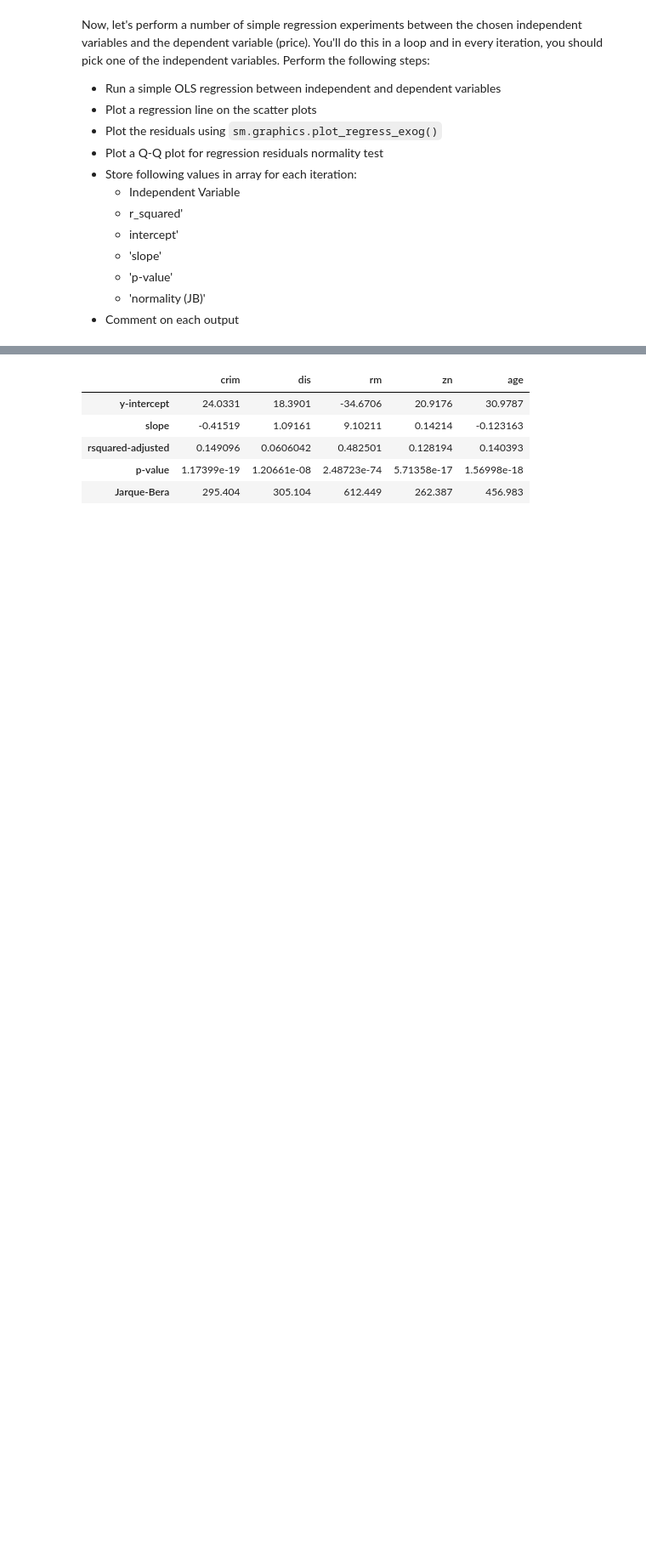
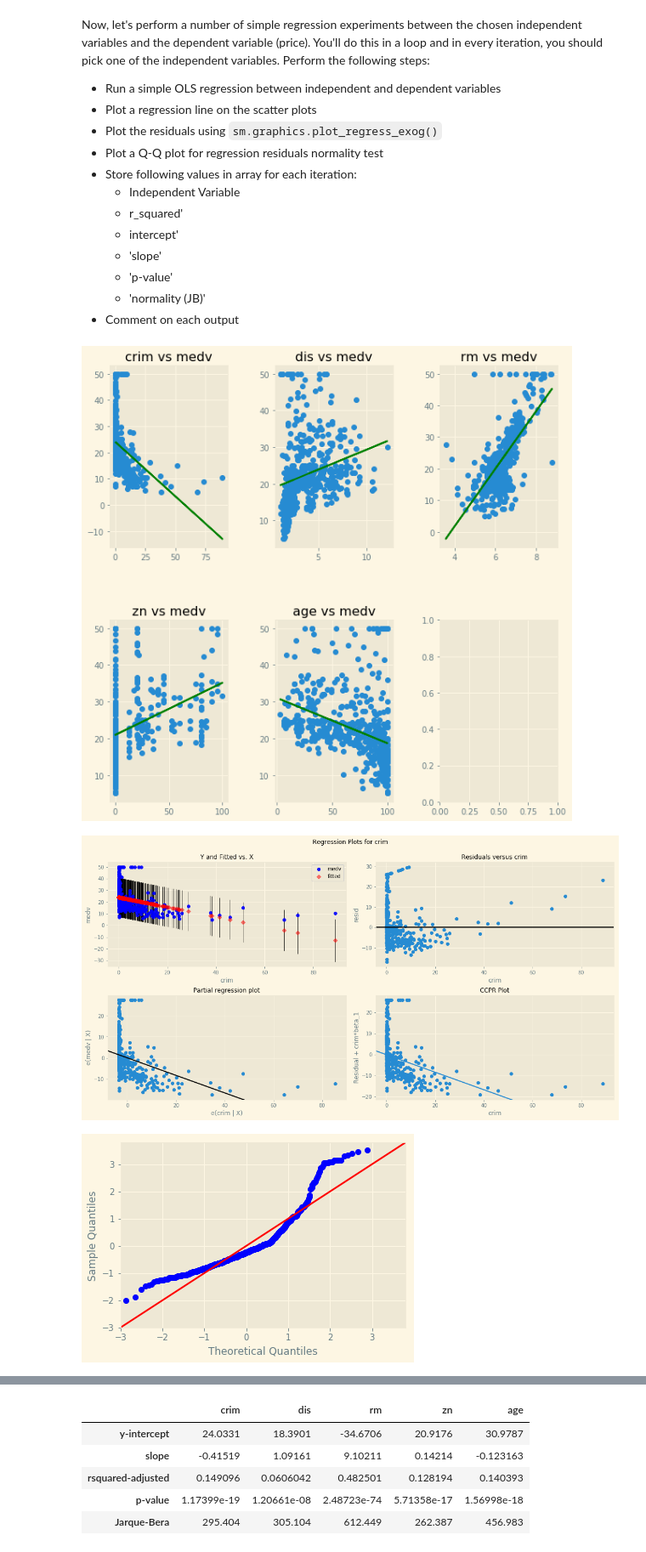
Before and after one commit to eannefawcett/dsc-regression-boston-lab-online-ds-pt-081219, a Jupyter notebook: index.ipynb, the cells around one changed output, grey strips where cells are left out. Shown at 85% size. Drawn from its saved outputs; the diff is of its cells as text; code cells hidden in the pictures; blank space fills up the shorter version.

Commit message:
regression lines residuals and q-q plots

```diff
--- a/index.ipynb
+++ b/index.ipynb
@@ -217,30 +217,97 @@ rm_normality = sms.jarque_bera(rm_model.resid)
 # list(zip(name, rm_normality))
 rm_normality_JB = rm_normality[0]
 
 zn_variable = 'zn'
 zn_params = zn_model.params
 zn_c = zn_params[0]
 zn_m = zn_params[1]
 zn_rsquared_adj = zn_model.rsquared_adj
 zn_pvalue = zn_model.pvalues
 zn_pvalue_m = zn_pvalue[1]
 zn_normality = sms.jarque_bera(zn_model.resid)
 # list(zip(name, zn_normality))
 zn_normality_JB = zn_normality[0]
 
 age_variable = 'age'
 age_params = age_model.params
 age_c = age_params[0]
 age_m = age_params[1]
 age_rsquared_adj = age_model.rsquared_adj
 age_pvalue = age_model.pvalues
 age_pvalue_m = age_pvalue[1]
 age_normality = sms.jarque_bera(age_model.resid)
 # list(zip(name, age_normality))
 age_normality_JB = age_normality[0]
 
+# test results
 results = [[crim_variable, crim_c, crim_m, crim_rsquared_adj, crim_pvalue_m, crim_normality_JB],
            [dis_variable, dis_c, dis_m, dis_rsquared_adj, dis_pvalue_m, dis_normality_JB],
            [rm_variable, rm_c, rm_m, rm_rsquared_adj, rm_pvalue_m, rm_normality_JB],
            [zn_variable, zn_c, zn_m, zn_rsquared_adj, zn_pvalue_m, zn_normality_JB],
            [age_variable, age_c, age_m, age_rsquared_adj, age_pvalue_m, age_normality_JB]]
+
+# predicted y values for regression line
+def predicted_y (xs, ys): #predicted y values based on real x values using predicted slope and predicted y-intercept
+    import numpy as np
+    m = (((np.mean(xs) * np.mean(ys)) - np.mean(xs*ys)) / ((np.mean(xs)**2) - (np.mean(xs**2))))
+    c = (np.mean(ys) - (m*np.mean(xs)))
+    y_predicted = []
+    for x in xs:
+        y_predicted.append(m*x + c)
+    m_reg = (((np.mean(xs) * np.mean(y_predicted)) - np.mean(xs*y_predicted)) /
+             ((np.mean(xs)**2) - (np.mean(xs**2))))
+    c_reg = (np.mean(y_predicted) - (m*np.mean(xs)))
+    return y_predicted
+crim_predicted_y = predicted_y(boston_df_more_normal['crim'],boston_df_more_normal['medv'])
+dis_predicted_y = predicted_y(boston_df_more_normal['dis'],boston_df_more_normal['medv'])
+rm_predicted_y = predicted_y(boston_df_more_normal['rm'],boston_df_more_normal['medv'])
+zn_predicted_y = predicted_y(boston_df_more_normal['zn'],boston_df_more_normal['medv'])
+age_predicted_y = predicted_y(boston_df_more_normal['age'],boston_df_more_normal['medv'])
+
+# scatterplots and regression lines
+y = boston_df_more_normal['medv']
+fig, axes = plt.subplots(nrows=2, ncols=3, figsize=(10,10), squeeze=False)
+fig.subplots_adjust(hspace=0.4, wspace=0.4)
+x = pd.DataFrame([boston_df_more_normal[n] for n in boston_df_more_normal.columns])
+plot_x = pd.DataFrame([x[i] for i in x.columns])
+axes[0,0].scatter(plot_x['crim'], y)
+axes[0,0].plot(plot_x['crim'],crim_predicted_y, color='green')
+axes[0,0].set_title('crim vs medv')
+axes[0,1].scatter(plot_x['dis'], y)
+axes[0,1].plot(plot_x['dis'],dis_predicted_y, color='green')
+axes[0,1].set_title('dis vs medv')
+axes[0,2].scatter(plot_x['rm'], y)
+axes[0,2].plot(plot_x['rm'],rm_predicted_y, color='green')
+axes[0,2].set_title('rm vs medv')
+axes[1,0].scatter(plot_x['zn'], y)
+axes[1,0].plot(plot_x['zn'],zn_predicted_y, color='green')
+axes[1,0].set_title('zn vs medv')
+axes[1,1].scatter(plot_x['age'], y)
+axes[1,1].plot(plot_x['age'],age_predicted_y, color='green')
+axes[1,1].set_title('age vs medv');
+
+# plot residuals and q-q plots
+fig01 = plt.figure(figsize=(15,8))
+fig01 = sm.graphics.plot_regress_exog(crim_model, "crim", fig=fig01)
+crim_residuals = crim_model.resid
+fig06 = sm.graphics.qqplot(crim_residuals, dist=stats.norm, line='45', fit=True)
+fig02 = plt.figure(figsize=(15,8))
+fig02 = sm.graphics.plot_regress_exog(dis_model, "dis", fig=fig02)
+dis_residuals = dis_model.resid
+fig07 = sm.graphics.qqplot(dis_residuals, dist=stats.norm, line='45', fit=True)
+fig03 = plt.figure(figsize=(15,8))
+fig03 = sm.graphics.plot_regress_exog(rm_model, "rm", fig=fig03)
+rm_residuals = rm_model.resid
+fig08 = sm.graphics.qqplot(rm_residuals, dist=stats.norm, line='45', fit=True)
+fig04 = plt.figure(figsize=(15,8))
+fig04 = sm.graphics.plot_regress_exog(zn_model, "zn", fig=fig04)
+zn_residuals = zn_model.resid
+fig09 = sm.graphics.qqplot(zn_residuals, dist=stats.norm, line='45', fit=True)
+fig05 = plt.figure(figsize=(15,8))
+fig05 = sm.graphics.plot_regress_exog(age_model, "age", fig=fig05)
+age_residuals = age_model.resid
+fig10 = sm.graphics.qqplot(age_residuals, dist=stats.norm, line='45', fit=True)
+# %% [output]
+[figure, added]
+[figure, added]
+[figure, added]
```
Also changed, not shown: parts of 2 cells of this notebook.
